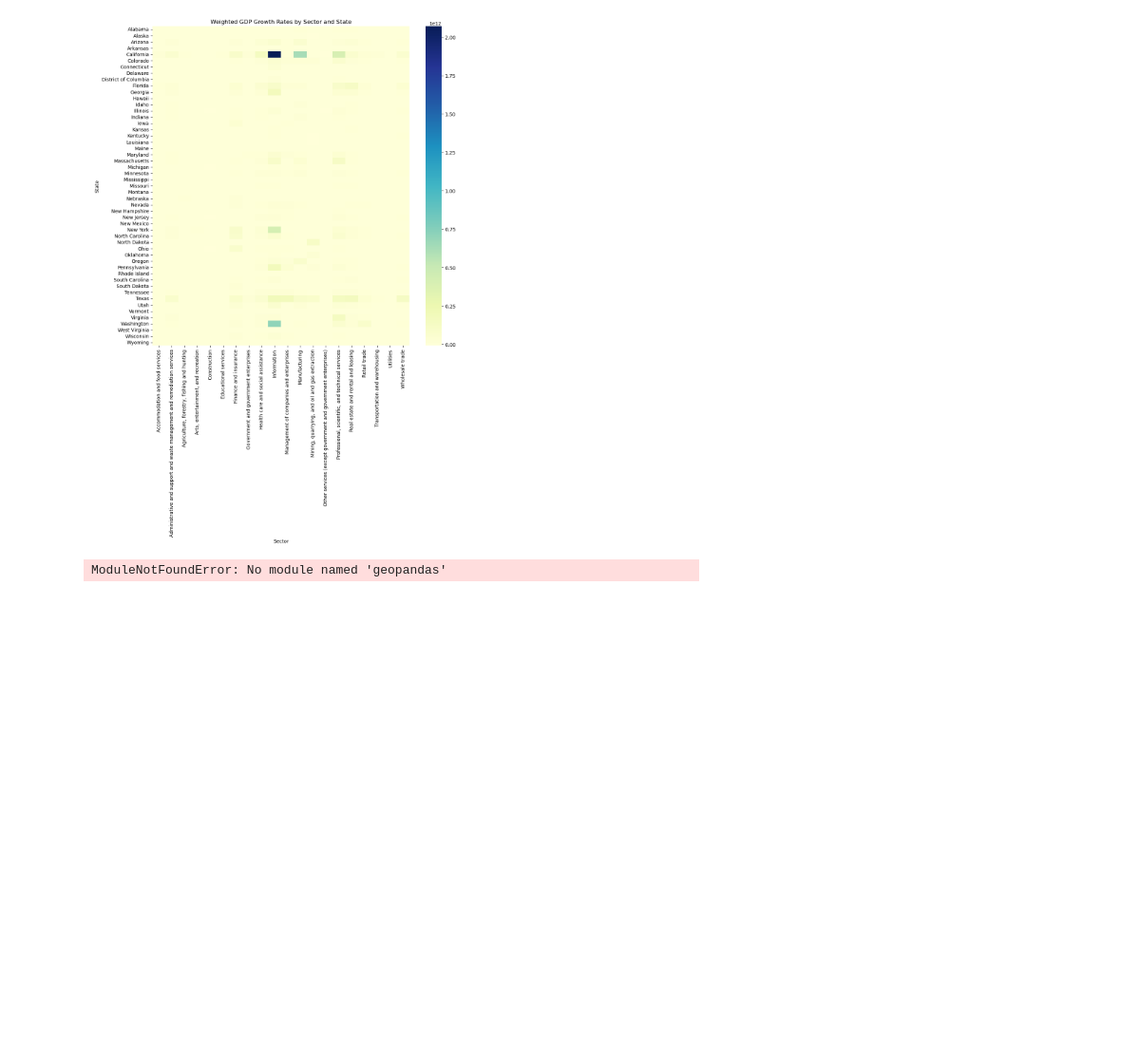
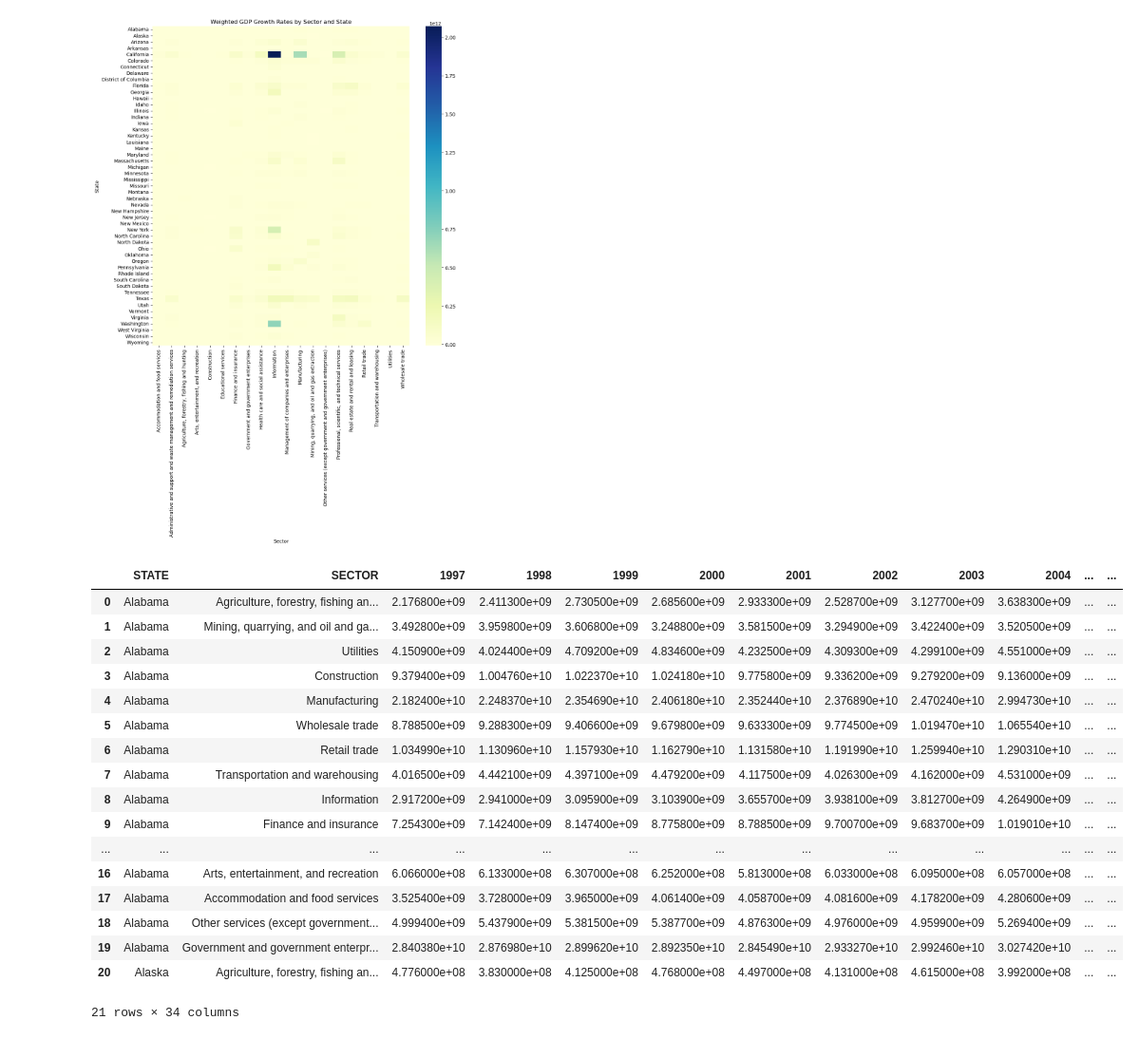
Before and after one commit to zachpinto/gdp-by-state, a Jupyter notebook: notebooks/01-ztwp-preparation.ipynb, the cells around one changed output. Shown at 95% size. Drawn from its saved outputs; the diff is of its cells as text; code cells hidden in the pictures; blank space fills up the shorter version.

Commit message:
added data files

```diff
--- a/notebooks/01-ztwp-preparation.ipynb
+++ b/notebooks/01-ztwp-preparation.ipynb
@@ -3,7 +3,7 @@ import pandas as pd
 import numpy as np
 import matplotlib.pyplot as plt
 # %%
-df = pd.read_csv("/home/pintz/dev/analytics/gdp-by-state/gdp-by-state/data/interim/interim.csv")
+df = pd.read_csv("/home/pintz/dev/analytics/gdp-by-state/data/interim/interim.csv")
 # %%
 df
 # %% [output]
@@ -305,25 +305,38 @@ ax.set_ylabel('State')
 plt.show()
 # %% [output]
 [figure]
-# %%
-import pandas as pd
-import plotly.graph_objs as go
-import plotly.express as px
-
-# Read in the GDP data
-df = pd.read_csv('path/to/your/csv')
-
-# Calculate the total GDP for each state from 1997 to 2021
-df['Total GDP'] = df.iloc[:, 3:].sum(axis=1)
-
-# Create a choropleth map using plotly
-fig = px.choropleth(
-    df,
-    locations='STATE',
-    locationmode='USA-states',
-    color='Total GDP',
-    scope='usa',
-    color_continuous_scale='YlGnBu',
-    title='Total GDP Growth by State, 1997-202
-# %% [output]
-ModuleNotFoundError: No module named 'geopandas'
+# %%
+from sklearn.preprocessing import LabelEncoder
+
+# Create a LabelEncoder object for the STATE variable
+state_encoder = LabelEncoder()
+
+# Encode the STATE variable
+df['STATE_CODE'] = state_encoder.fit_transform(df['STATE'])
+
+# Create a LabelEncoder object for the SECTOR variable
+sector_encoder = LabelEncoder()
+
+# Encode the SECTOR variable
+df['SECTOR_CODE'] = sector_encoder.fit_transform(df['SECTOR'])
+# %%
+df.head(21)
+# %% [output]
+|  | STATE | SECTOR | 1997 | 1998 | 1999 | 2000 | 2001 | 2002 | 2003 | 2004 | ... | ... |
+| 0 | Alabama | Agriculture, forestry, fishing an... | 2.176800e+09 | 2.411300e+09 | 2.730500e+09 | 2.685600e+09 | 2.933300e+09 | 2.528700e+09 | 3.127700e+09 | 3.638300e+09 | ... | ... |
+| 1 | Alabama | Mining, quarrying, and oil and ga... | 3.492800e+09 | 3.959800e+09 | 3.606800e+09 | 3.248800e+09 | 3.581500e+09 | 3.294900e+09 | 3.422400e+09 | 3.520500e+09 | ... | ... |
+| 2 | Alabama | Utilities | 4.150900e+09 | 4.024400e+09 | 4.709200e+09 | 4.834600e+09 | 4.232500e+09 | 4.309300e+09 | 4.299100e+09 | 4.551000e+09 | ... | ... |
+| 3 | Alabama | Construction | 9.379400e+09 | 1.004760e+10 | 1.022370e+10 | 1.024180e+10 | 9.775800e+09 | 9.336200e+09 | 9.279200e+09 | 9.136000e+09 | ... | ... |
+| 4 | Alabama | Manufacturing | 2.182400e+10 | 2.248370e+10 | 2.354690e+10 | 2.406180e+10 | 2.352440e+10 | 2.376890e+10 | 2.470240e+10 | 2.994730e+10 | ... | ... |
+| 5 | Alabama | Wholesale trade | 8.788500e+09 | 9.288300e+09 | 9.406600e+09 | 9.679800e+09 | 9.633300e+09 | 9.774500e+09 | 1.019470e+10 | 1.065540e+10 | ... | ... |
+| 6 | Alabama | Retail trade | 1.034990e+10 | 1.130960e+10 | 1.157930e+10 | 1.162790e+10 | 1.131580e+10 | 1.191990e+10 | 1.259940e+10 | 1.290310e+10 | ... | ... |
+| 7 | Alabama | Transportation and warehousing | 4.016500e+09 | 4.442100e+09 | 4.397100e+09 | 4.479200e+09 | 4.117500e+09 | 4.026300e+09 | 4.162000e+09 | 4.531000e+09 | ... | ... |
+| 8 | Alabama | Information | 2.917200e+09 | 2.941000e+09 | 3.095900e+09 | 3.103900e+09 | 3.655700e+09 | 3.938100e+09 | 3.812700e+09 | 4.264900e+09 | ... | ... |
+| 9 | Alabama | Finance and insurance | 7.254300e+09 | 7.142400e+09 | 8.147400e+09 | 8.775800e+09 | 8.788500e+09 | 9.700700e+09 | 9.683700e+09 | 1.019010e+10 | ... | ... |
+| ... | ... | ... | ... | ... | ... | ... | ... | ... | ... | ... | ... | ... |
+| 16 | Alabama | Arts, entertainment, and recreation | 6.066000e+08 | 6.133000e+08 | 6.307000e+08 | 6.252000e+08 | 5.813000e+08 | 6.033000e+08 | 6.095000e+08 | 6.057000e+08 | ... | ... |
+| 17 | Alabama | Accommodation and food services | 3.525400e+09 | 3.728000e+09 | 3.965000e+09 | 4.061400e+09 | 4.058700e+09 | 4.081600e+09 | 4.178200e+09 | 4.280600e+09 | ... | ... |
+| 18 | Alabama | Other services (except government... | 4.999400e+09 | 5.437900e+09 | 5.381500e+09 | 5.387700e+09 | 4.876300e+09 | 4.976000e+09 | 4.959900e+09 | 5.269400e+09 | ... | ... |
+| 19 | Alabama | Government and government enterpr... | 2.840380e+10 | 2.876980e+10 | 2.899620e+10 | 2.892350e+10 | 2.845490e+10 | 2.933270e+10 | 2.992460e+10 | 3.027420e+10 | ... | ... |
+| 20 | Alaska | Agriculture, forestry, fishing an... | 4.776000e+08 | 3.830000e+08 | 4.125000e+08 | 4.768000e+08 | 4.497000e+08 | 4.131000e+08 | 4.615000e+08 | 3.992000e+08 | ... | ... |
+21 rows × 34 columns
```
Also changed, not shown: parts of 2 cells of this notebook, 1 other file.
